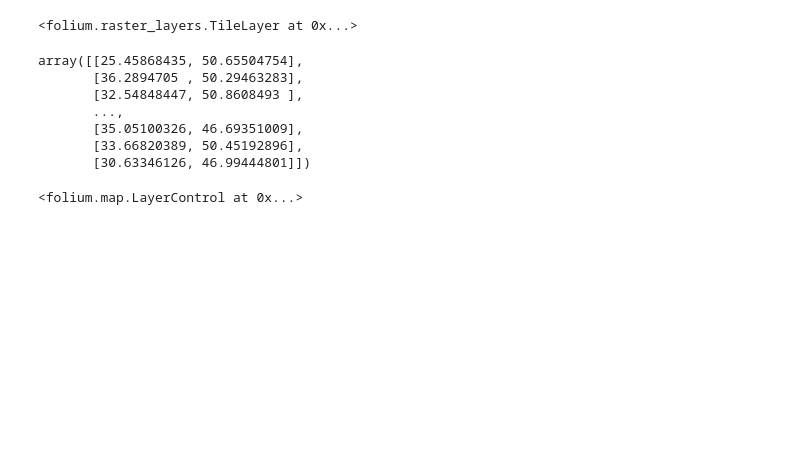
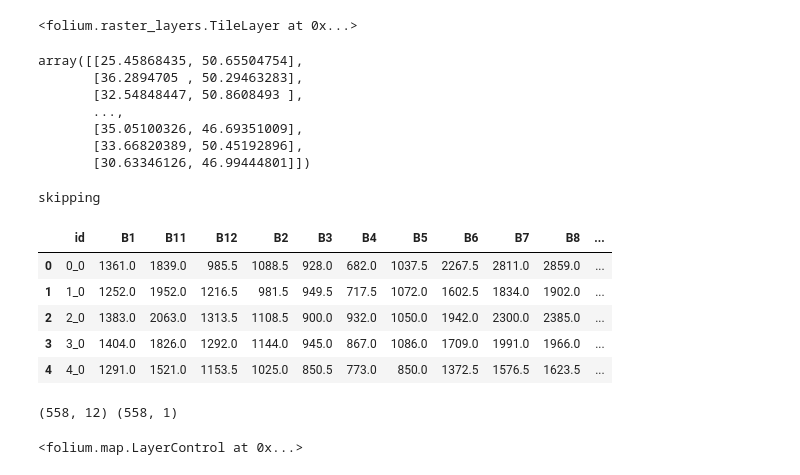
Before and after one commit to ta0a2000t/NASA_Harvest_repo, a Jupyter notebook: Harvest_Event_Detec/harvest_event_detec/sandbox.ipynb, the cells around one changed output. Drawn from its saved outputs; the diff is of its cells as text; code cells hidden in the pictures; blank space fills up the shorter version.

Commit message:
training&testing data converted to numpy
also, some organization of the notebook

```diff
--- a/Harvest_Event_Detec/harvest_event_detec/sandbox.ipynb
+++ b/Harvest_Event_Detec/harvest_event_detec/sandbox.ipynb
@@ -162,3 +188,41 @@ array([[25.45868435, 50.65504754],
+# %%
+%%script echo skipping
+# comment out script above to run this cell
+
+import time
+
+# Export the ee.FeatureCollection as a .GeoJSON file.
+task = ee.batch.Export.table.toDrive(**{
+  'collection': training_fc,
+  'description':'training_data_overlayed_from_shape_file',
+  'fileFormat': 'GeoJSON'
+})
+task.start()
+
+while task.active():
+  print('Polling for task (id: {}).'.format(task.id))
+  time.sleep(5)
+# %% [output]
+skipping
+# %%
+training_df = gpd.read_file("../data/training_data_overlayed_from_shape_file.geojson")
+training_df.head()
+# %% [output]
+|  | id | B1 | B11 | B12 | B2 | B3 | B4 | B5 | B6 | B7 | B8 | ... |
+| 0 | 0_0 | 1361.0 | 1839.0 | 985.5 | 1088.5 | 928.0 | 682.0 | 1037.5 | 2267.5 | 2811.0 | 2859.0 | ... |
+| 1 | 1_0 | 1252.0 | 1952.0 | 1216.5 | 981.5 | 949.5 | 717.5 | 1072.0 | 1602.5 | 1834.0 | 1902.0 | ... |
+| 2 | 2_0 | 1383.0 | 2063.0 | 1313.5 | 1108.5 | 900.0 | 932.0 | 1050.0 | 1942.0 | 2300.0 | 2385.0 | ... |
+| 3 | 3_0 | 1404.0 | 1826.0 | 1292.0 | 1144.0 | 945.0 | 867.0 | 1086.0 | 1709.0 | 1991.0 | 1966.0 | ... |
+| 4 | 4_0 | 1291.0 | 1521.0 | 1153.5 | 1025.0 | 850.5 | 773.0 | 850.0 | 1372.5 | 1576.5 | 1623.5 | ... |
+# %%
+#training_df = training_df.drop(["id", "geometry"], axis=1) # drop columns id, geometry
+
+labels_np = (training_df[['landcover']]).to_numpy()
+training_np = (training_df[BANDS]).to_numpy()
+
+print(training_np.shape, labels_np.shape)
+# %% [output]
+(558, 12) (558, 1)
 # %%
 from typing import Iterable
 
```
Also changed, not shown: parts of 20 cells of this notebook, 1 other file.
